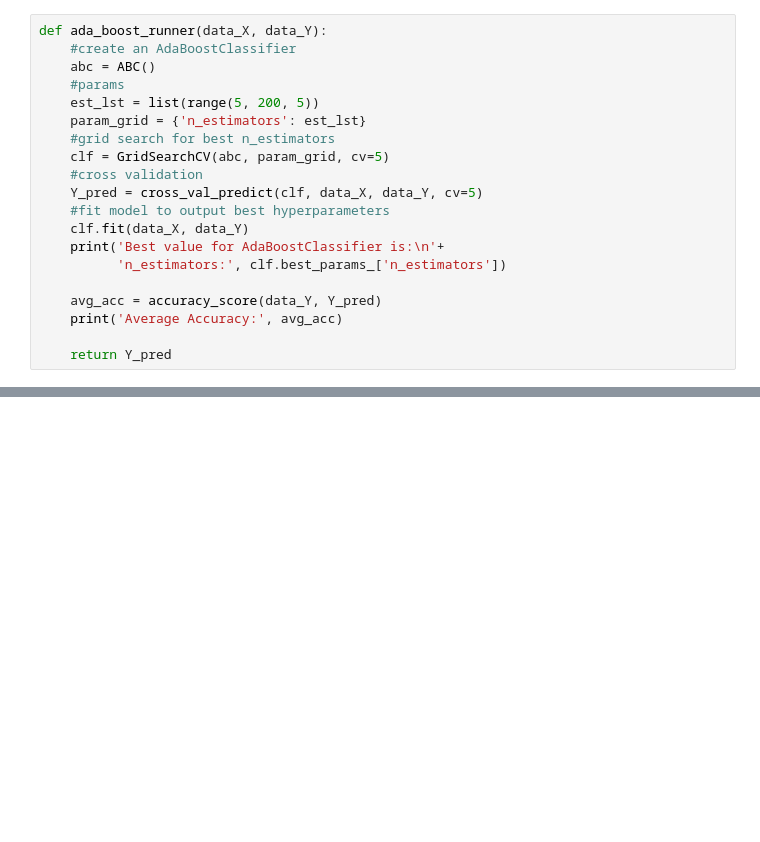
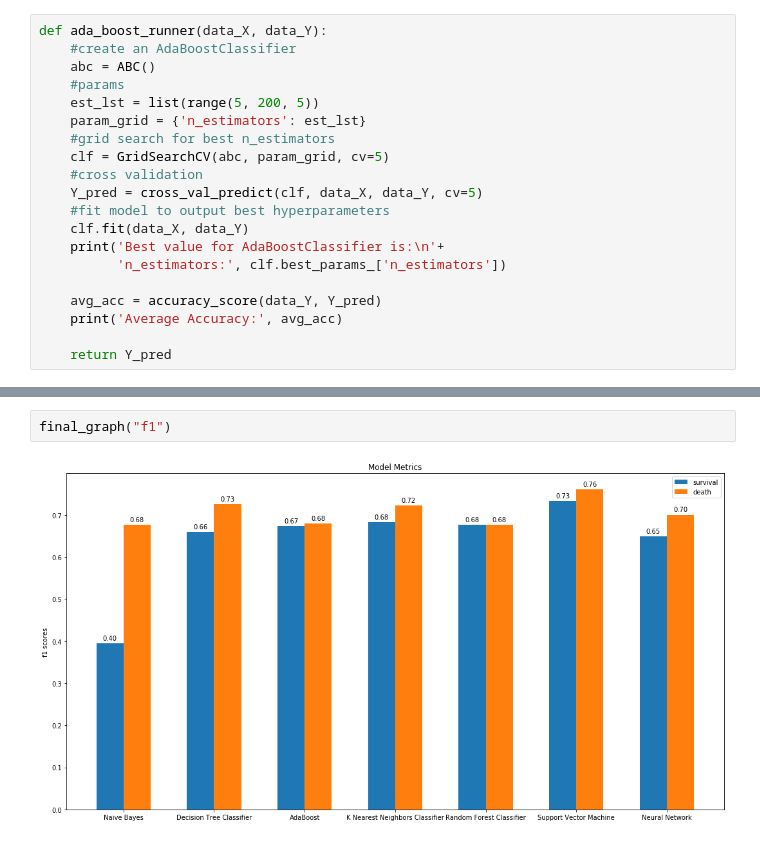
Before and after one commit to sarahmounho/CS329E_Classification_Project, a Jupyter notebook: All Models Final.ipynb, the cells around one changed output, grey strips where cells are left out. Drawn from its saved outputs; the diff is of its cells as text; blank space fills up the shorter version.

```diff
--- a/All Models Final.ipynb
+++ b/All Models Final.ipynb
@@ -480,0 +508,4 @@ Average Accuracy: 0.6771653543307087
+# %%
+final_graph("f1")
+# %% [output]
+[figure, added]
```
Also changed, not shown: parts of 15 cells of this notebook.
